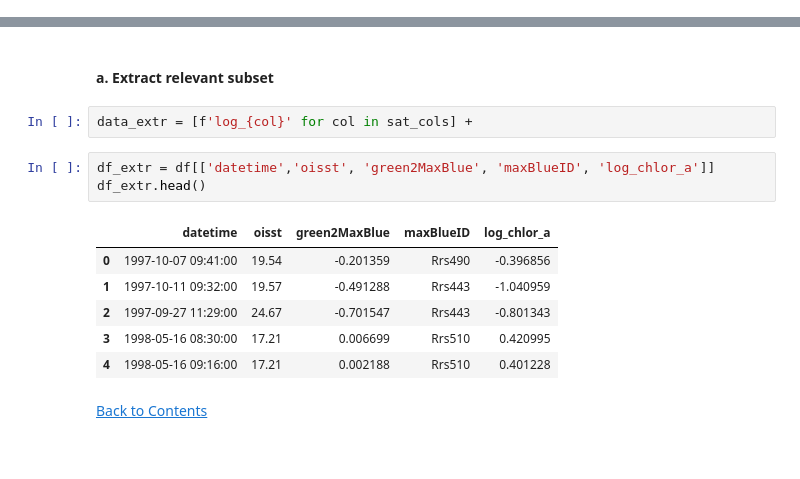
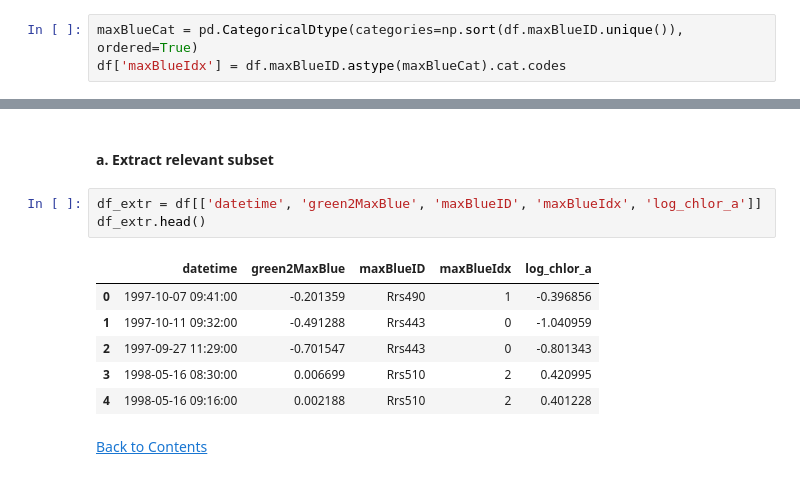
Before and after one commit to madHatter106/IOCS_BUSAN_2019, a Jupyter notebook: BUSAN2019.ipynb, the cells around one changed output, grey strips where cells are left out. Saved outputs shown, nothing was run; the diff lists cells and outputs as text.

```diff
--- a/BUSAN2019.ipynb
+++ b/BUSAN2019.ipynb
@@ -305,4 +288,7 @@ sb.pairplot(df, vars=['oisst', 'green2MaxBlue', 'log_chlor_a'], hue='maxBlueID',
 # %%
 df['maxBlueID'] = df[blue_band_cols].idxmax(axis=1)
 df['maxBlueID'] = df.maxBlueID.str.extract('(rrs[0-9]+)').iloc[:, 0].str.capitalize()
+# %%
+maxBlueCat = pd.CategoricalDtype(categories=np.sort(df.maxBlueID.unique()), ordered=True)
+df['maxBlueIdx'] = df.maxBlueID.astype(maxBlueCat).cat.codes
 # %%
@@ -328,18 +323,16 @@ Name: maxBlueID, dtype: float64
 ### C. Splitting Data into Train/Test Sets
 # %% [markdown]
 #### a. Extract relevant subset
-# %%
-data_extr = [f'log_{col}' for col in sat_cols] +
 # %%
-df_extr = df[['datetime','oisst', 'green2MaxBlue', 'maxBlueID', 'log_chlor_a']]
+df_extr = df[['datetime', 'green2MaxBlue', 'maxBlueID', 'maxBlueIdx', 'log_chlor_a']]
 df_extr.head()
 # %% [output]
-|  | datetime | oisst | green2MaxBlue | maxBlueID | log_chlor_a |
-| 0 | 1997-10-07 09:41:00 | 19.54 | -0.201359 | Rrs490 | -0.396856 |
-| 1 | 1997-10-11 09:32:00 | 19.57 | -0.491288 | Rrs443 | -1.040959 |
-| 2 | 1997-09-27 11:29:00 | 24.67 | -0.701547 | Rrs443 | -0.801343 |
-| 3 | 1998-05-16 08:30:00 | 17.21 | 0.006699 | Rrs510 | 0.420995 |
-| 4 | 1998-05-16 09:16:00 | 17.21 | 0.002188 | Rrs510 | 0.401228 |
+|  | datetime | green2MaxBlue | maxBlueID | maxBlueIdx | log_chlor_a |
+| 0 | 1997-10-07 09:41:00 | -0.201359 | Rrs490 | 1 | -0.396856 |
+| 1 | 1997-10-11 09:32:00 | -0.491288 | Rrs443 | 0 | -1.040959 |
+| 2 | 1997-09-27 11:29:00 | -0.701547 | Rrs443 | 0 | -0.801343 |
+| 3 | 1998-05-16 08:30:00 | 0.006699 | Rrs510 | 2 | 0.420995 |
+| 4 | 1998-05-16 09:16:00 | 0.002188 | Rrs510 | 2 | 0.401228 |
 # %% [markdown]
 [Back to Contents](#TOP)
 # %% [markdown]
```
Also changed, not shown: parts of 48 cells of this notebook, 9 other files.
